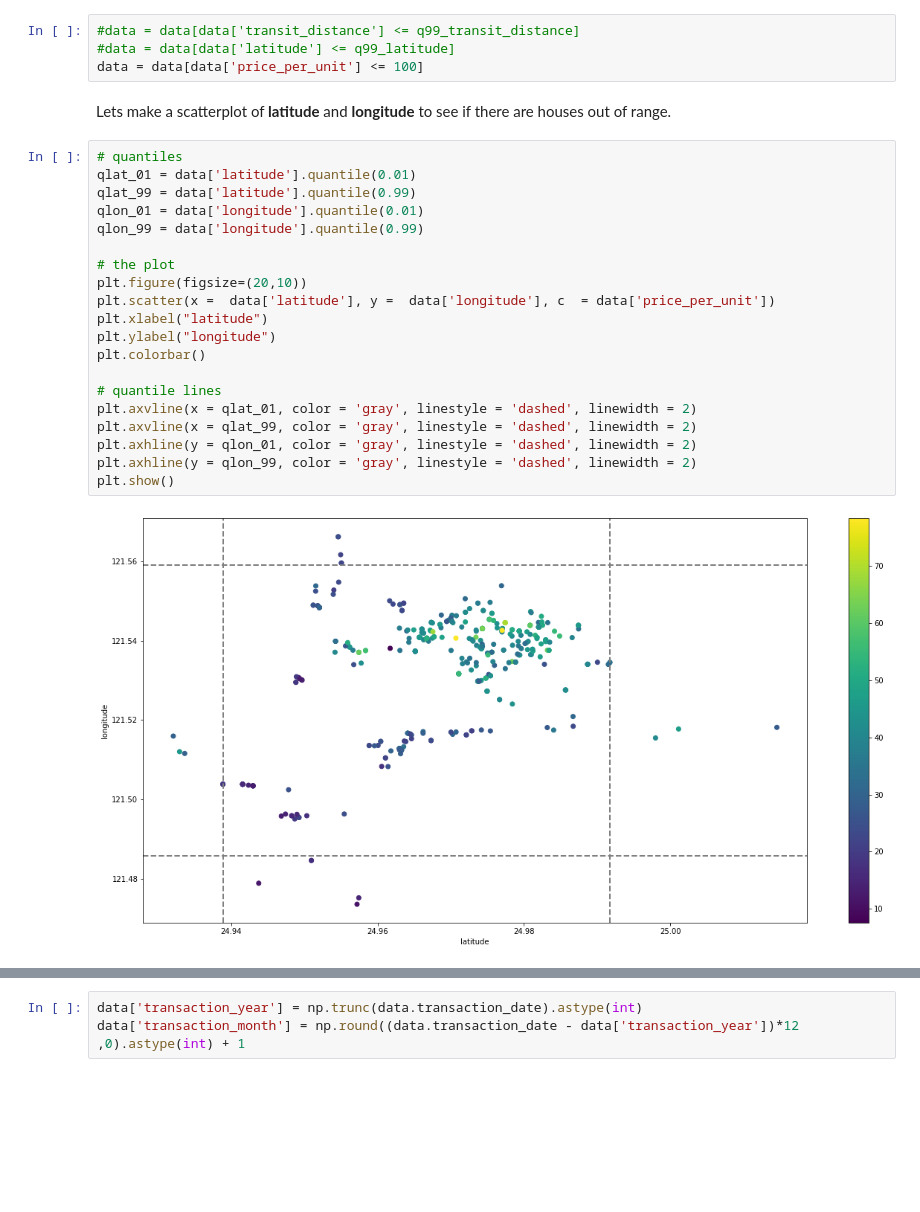
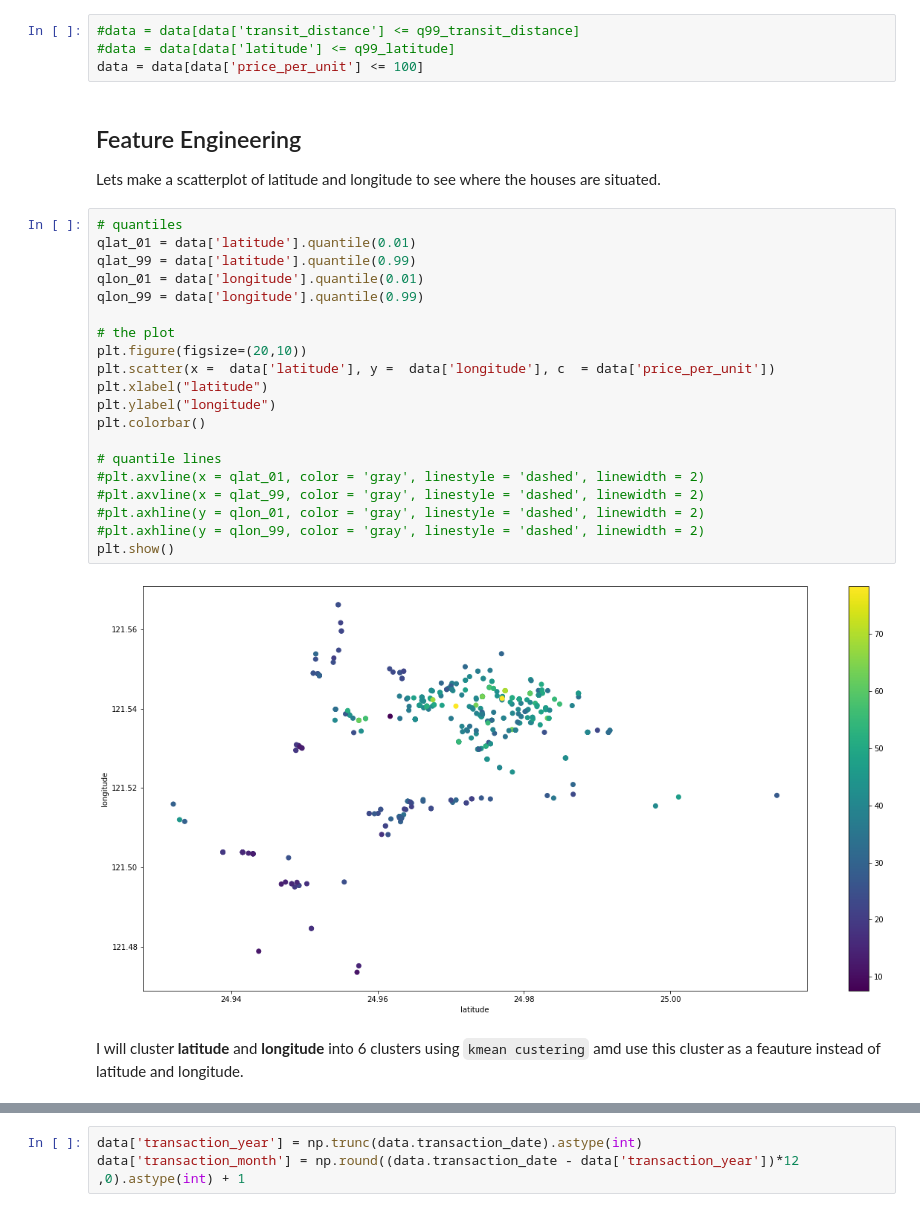
Before and after one commit to jschevers/ml-basics, a Jupyter notebook: challenges/02 - Real Estate Regression Challenge.ipynb, the cells around one changed output, grey strips where cells are left out. Saved outputs shown, nothing was run; the diff lists cells and outputs as text; blank space fills up the shorter version.

Commit message:
kmeans

```diff
--- a/challenges/02 - Real Estate Regression Challenge.ipynb
+++ b/challenges/02 - Real Estate Regression Challenge.ipynb
@@ -149,29 +149,33 @@ I'll will delete the houses with:
 #data = data[data['latitude'] <= q99_latitude]
 data = data[data['price_per_unit'] <= 100]
 # %% [markdown]
-Lets make a scatterplot of **latitude** and **longitude** to see if there are houses out of range.
+## Feature Engineering
+
+Lets make a scatterplot of latitude and longitude to see where the houses are situated.
 # %%
 # quantiles
 qlat_01 = data['latitude'].quantile(0.01)
 qlat_99 = data['latitude'].quantile(0.99)
 qlon_01 = data['longitude'].quantile(0.01)
 qlon_99 = data['longitude'].quantile(0.99)
 
 # the plot
 plt.figure(figsize=(20,10))
 plt.scatter(x =  data['latitude'], y =  data['longitude'], c  = data['price_per_unit'])
 plt.xlabel("latitude")
 plt.ylabel("longitude")
 plt.colorbar()
 
 # quantile lines
-plt.axvline(x = qlat_01, color = 'gray', linestyle = 'dashed', linewidth = 2)
-plt.axvline(x = qlat_99, color = 'gray', linestyle = 'dashed', linewidth = 2)
-plt.axhline(y = qlon_01, color = 'gray', linestyle = 'dashed', linewidth = 2)
-plt.axhline(y = qlon_99, color = 'gray', linestyle = 'dashed', linewidth = 2)
+#plt.axvline(x = qlat_01, color = 'gray', linestyle = 'dashed', linewidth = 2)
+#plt.axvline(x = qlat_99, color = 'gray', linestyle = 'dashed', linewidth = 2)
+#plt.axhline(y = qlon_01, color = 'gray', linestyle = 'dashed', linewidth = 2)
+#plt.axhline(y = qlon_99, color = 'gray', linestyle = 'dashed', linewidth = 2)
 plt.show()
 # %% [output]
-[figure, old version]
+[figure, new version]
+# %% [markdown]
+I will cluster **latitude** and **longitude** into 6 clusters using `kmean custering` amd use this cluster as a feauture instead of latitude and longitude.
 # %%
 # https://jakevdp.github.io/PythonDataScienceHandbook/05.11-k-means.html
 from sklearn.cluster import KMeans
```
Also changed, not shown: parts of 15 cells of this notebook.
